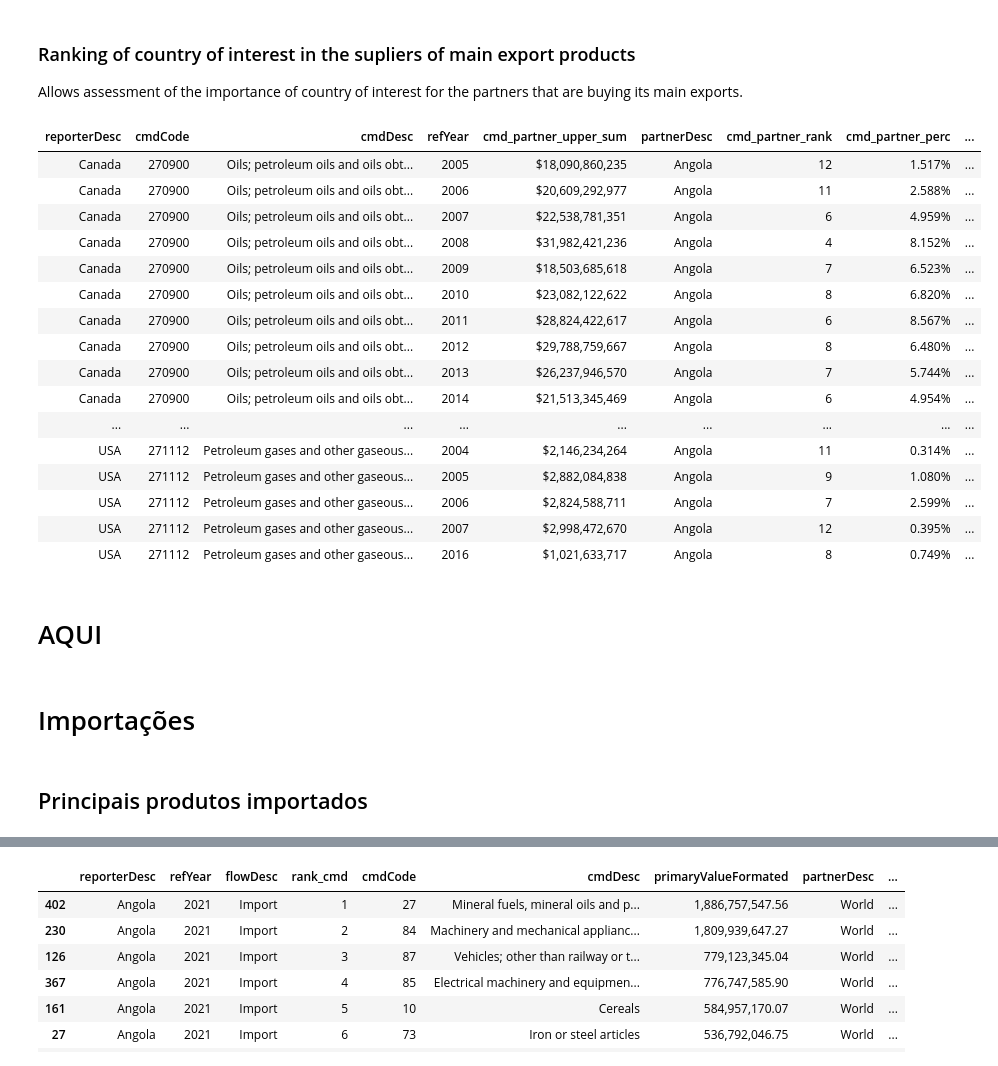
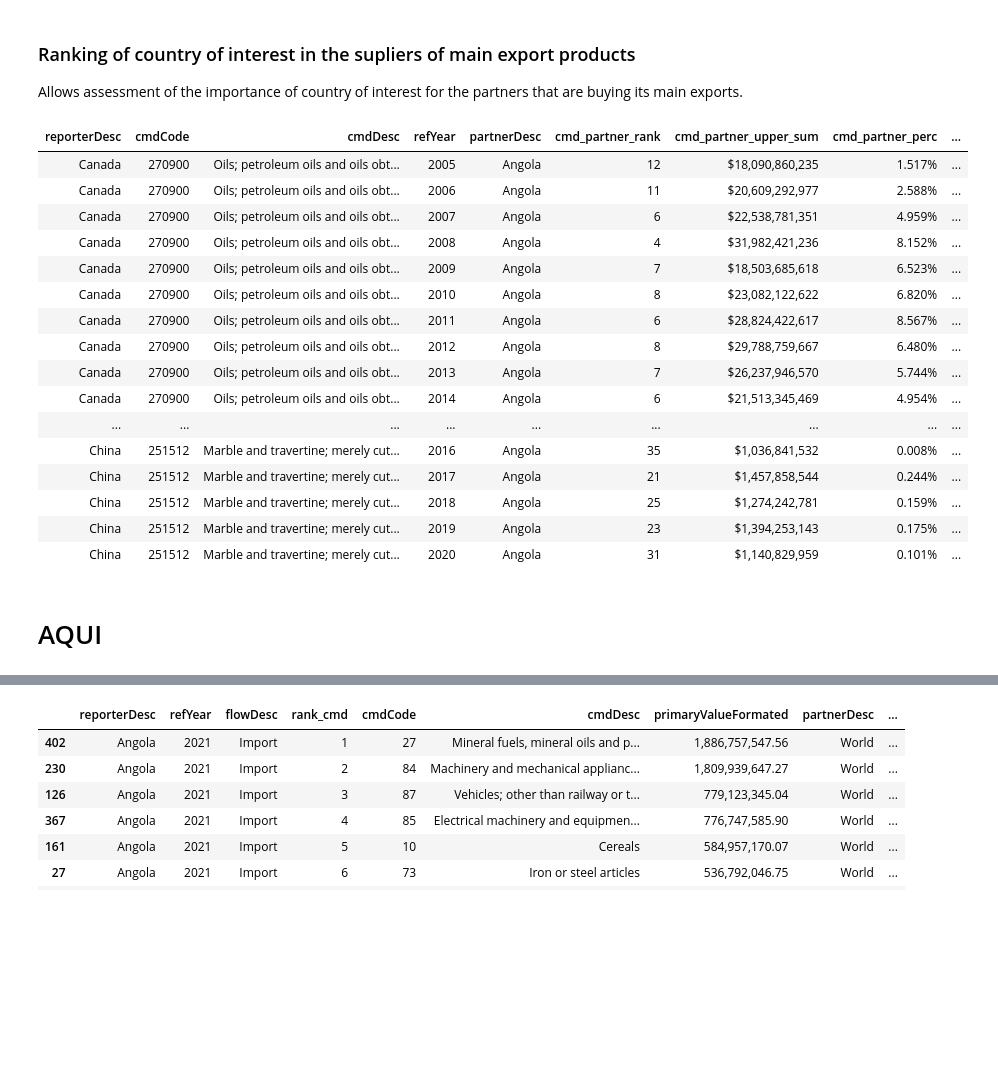
Before and after one commit to joaquimrcarvalho/cipf-comtrade, a Jupyter notebook: country_trade_profile.ipynb, the cells around one changed output, grey strips where cells are left out. Saved outputs shown, nothing was run; the diff lists cells and outputs as text; code cells hidden in the pictures; blank space fills up the shorter version.

Commit message:
Progress into imports analysis

```diff
--- a/country_trade_profile.ipynb
+++ b/country_trade_profile.ipynb
@@ -441,10 +448,10 @@ exports = exports[exports['product_rank']<=show_only_top]
 cols=['refYear','flowCode','cmdCode','product_sum','product_rank','product_perc','product_upper_sum', 'cmdDesc']
 formats =  comtradetools.make_format(cols)
 
-top_export_products_codes = exports['cmdCode'].unique()
+top_import_products_codes = exports['cmdCode'].unique()
 
-print(f"Top products exported by {country_of_interest_name} in {years_of_interest}:\n {top_export_products_codes}")
-for cmdCode in top_export_products_codes:
+print(f"Top products exported by {country_of_interest_name} in {years_of_interest}:\n {top_import_products_codes}")
+for cmdCode in top_import_products_codes:
     print(f"   {cmdCode}: {comtradetools.HS_CODES.get(cmdCode,cmdCode)}")
 exports[cols].sort_values(['refYear','flowCode','product_rank']).style.format(formats)
 # %% [output]
@@ -527,8 +530,8 @@ pd.options.display.max_rows=500
 pd.options.display.float_format='{:,.2f}'.format
 
 show_only_top = 5
-print(f"Top products exported by {country_of_interest_name} in {years_of_interest}:\n {top_export_products_codes}")
-for cmdCode in top_export_products_codes:
+print(f"Top products exported by {country_of_interest_name} in {years_of_interest}:\n {top_import_products_codes}")
+for cmdCode in top_import_products_codes:
     print(f"   {cmdCode}: {comtradetools.HS_CODES.get(cmdCode,cmdCode)}")
 
 print(f"Top export partners ({len(top_export_partners)}): {top_export_partners}")
@@ -540,7 +543,7 @@ products_and_partners = comtradetools.total_rank_perc(df,['refYear','flowCode','
 
 cols=['refYear','flowCode','cmdDesc','cmdCode',f'{partner_column}Desc',f'{prefix}_sum',f'{prefix}_rank',f'{prefix}_upper_sum',f'{prefix}_perc']
 formats=comtradetools.make_format(cols)
-products_and_partners=products_and_partners[(products_and_partners['cmdCode'].isin(top_export_products_codes)
+products_and_partners=products_and_partners[(products_and_partners['cmdCode'].isin(top_import_products_codes)
                        & (products_and_partners[f'{prefix}_rank']<=show_only_top))]
 # %% [output]
 Top products exported by Angola in 2003,2004,2005,2006,2007,2008,2009,2010,2011,2012,2013,2014,2015,2016,2017,2018,2019,2020,2021,2022,2023:
@@ -642,6 +661,6 @@ Name: partnerCode, Length: 744, dtype: int64
 # %%
-combos_of_interest = partners_and_products[(partners_and_products['cmdCode'].isin(top_export_products_codes)
+combos_of_interest = partners_and_products[(partners_and_products['cmdCode'].isin(top_import_products_codes)
                        & (partners_and_products[f'{partner_column}Code'].isin(top_export_partners_codes)))][[f'{partner_column}Code','cmdCode']].drop_duplicates()
 combos_of_interest = [tuple(x) for x in combos_of_interest.values]
-combos_of_interest
+len(combos_of_interest)
 # %% [output]
@@ -715,7 +717,7 @@ for countryCode,cmdCode in combos_of_interest:
                                     reporterCode=countryCode,
                                     typeCode='C',  # commodities
                                     freqCode='A',  # annual
-                                    flowCode='M'
+                                    flowCode='M',
                                     partnerCode=None,
                                     remove_world=True,
                                     parter2Code=0,
@@ -728,7 +730,6 @@ for countryCode,cmdCode in combos_of_interest:
         df2 = tmp
     else:
         df2 = pd.concat([df2,tmp],axis=0)
-df=df2
 # %%
 df.reporterDesc.unique()
 # %% [output]
@@ -782,24 +783,24 @@ that are buying its main exports.
 # %%
 other_suppliers[
     (other_suppliers['partnerCode'
                      ] == country_of_interest)][cols].sort_values(by=['reporterDesc','cmdCode','refYear','cmd_partner_rank']
-                          ).head(500).style.format(formats).hide(axis='index')
+                          ).head(20).style.format(formats).hide(axis='index')
 # %% [output]
-| reporterDesc | cmdCode | cmdDesc | refYear | cmd_partner_upper_sum | partnerDesc | cmd_partner_rank | cmd_partner_perc | ... |
-| Canada | 270900 | Oils; petroleum oils and oils obt... | 2005 | $18,090,860,235 | Angola | 12 | 1.517% | ... |
-| Canada | 270900 | Oils; petroleum oils and oils obt... | 2006 | $20,609,292,977 | Angola | 11 | 2.588% | ... |
-| Canada | 270900 | Oils; petroleum oils and oils obt... | 2007 | $22,538,781,351 | Angola | 6 | 4.959% | ... |
-| Canada | 270900 | Oils; petroleum oils and oils obt... | 2008 | $31,982,421,236 | Angola | 4 | 8.152% | ... |
-| Canada | 270900 | Oils; petroleum oils and oils obt... | 2009 | $18,503,685,618 | Angola | 7 | 6.523% | ... |
-| Canada | 270900 | Oils; petroleum oils and oils obt... | 2010 | $23,082,122,622 | Angola | 8 | 6.820% | ... |
-| Canada | 270900 | Oils; petroleum oils and oils obt... | 2011 | $28,824,422,617 | Angola | 6 | 8.567% | ... |
-| Canada | 270900 | Oils; petroleum oils and oils obt... | 2012 | $29,788,759,667 | Angola | 8 | 6.480% | ... |
-| Canada | 270900 | Oils; petroleum oils and oils obt... | 2013 | $26,237,946,570 | Angola | 7 | 5.744% | ... |
-| Canada | 270900 | Oils; petroleum oils and oils obt... | 2014 | $21,513,345,469 | Angola | 6 | 4.954% | ... |
+| reporterDesc | cmdCode | cmdDesc | refYear | partnerDesc | cmd_partner_rank | cmd_partner_upper_sum | cmd_partner_perc | ... |
+| Canada | 270900 | Oils; petroleum oils and oils obt... | 2005 | Angola | 12 | $18,090,860,235 | 1.517% | ... |
+| Canada | 270900 | Oils; petroleum oils and oils obt... | 2006 | Angola | 11 | $20,609,292,977 | 2.588% | ... |
+| Canada | 270900 | Oils; petroleum oils and oils obt... | 2007 | Angola | 6 | $22,538,781,351 | 4.959% | ... |
+| Canada | 270900 | Oils; petroleum oils and oils obt... | 2008 | Angola | 4 | $31,982,421,236 | 8.152% | ... |
+| Canada | 270900 | Oils; petroleum oils and oils obt... | 2009 | Angola | 7 | $18,503,685,618 | 6.523% | ... |
+| Canada | 270900 | Oils; petroleum oils and oils obt... | 2010 | Angola | 8 | $23,082,122,622 | 6.820% | ... |
+| Canada | 270900 | Oils; petroleum oils and oils obt... | 2011 | Angola | 6 | $28,824,422,617 | 8.567% | ... |
+| Canada | 270900 | Oils; petroleum oils and oils obt... | 2012 | Angola | 8 | $29,788,759,667 | 6.480% | ... |
+| Canada | 270900 | Oils; petroleum oils and oils obt... | 2013 | Angola | 7 | $26,237,946,570 | 5.744% | ... |
+| Canada | 270900 | Oils; petroleum oils and oils obt... | 2014 | Angola | 6 | $21,513,345,469 | 4.954% | ... |
 | ... | ... | ... | ... | ... | ... | ... | ... | ... |
-| USA | 271112 | Petroleum gases and other gaseous... | 2004 | $2,146,234,264 | Angola | 11 | 0.314% | ... |
-| USA | 271112 | Petroleum gases and other gaseous... | 2005 | $2,882,084,838 | Angola | 9 | 1.080% | ... |
-| USA | 271112 | Petroleum gases and other gaseous... | 2006 | $2,824,588,711 | Angola | 7 | 2.599% | ... |
-| USA | 271112 | Petroleum gases and other gaseous... | 2007 | $2,998,472,670 | Angola | 12 | 0.395% | ... |
-| USA | 271112 | Petroleum gases and other gaseous... | 2016 | $1,021,633,717 | Angola | 8 | 0.749% | ... |
+| China | 251512 | Marble and travertine; merely cut... | 2016 | Angola | 35 | $1,036,841,532 | 0.008% | ... |
+| China | 251512 | Marble and travertine; merely cut... | 2017 | Angola | 21 | $1,457,858,544 | 0.244% | ... |
+| China | 251512 | Marble and travertine; merely cut... | 2018 | Angola | 25 | $1,274,242,781 | 0.159% | ... |
+| China | 251512 | Marble and travertine; merely cut... | 2019 | Angola | 23 | $1,394,253,143 | 0.175% | ... |
+| China | 251512 | Marble and travertine; merely cut... | 2020 | Angola | 31 | $1,140,829,959 | 0.101% | ... |
 # %%
@@ -807,6 +808,2 @@ other_suppliers.to_excel(f'{country_of_interest_name}_export_partners_alternativ
 # %% [markdown]
 # AQUI
-# %% [markdown]
-# Importações
-# %% [markdown]
-## Principais produtos importados
```
Also changed, not shown: parts of 24 cells of this notebook.
